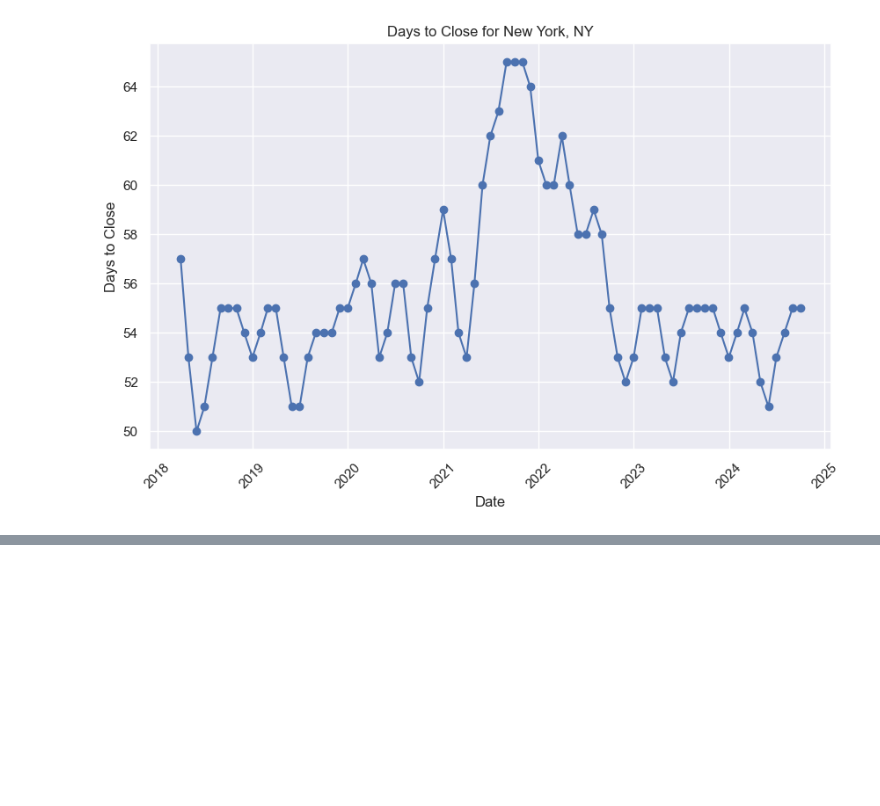
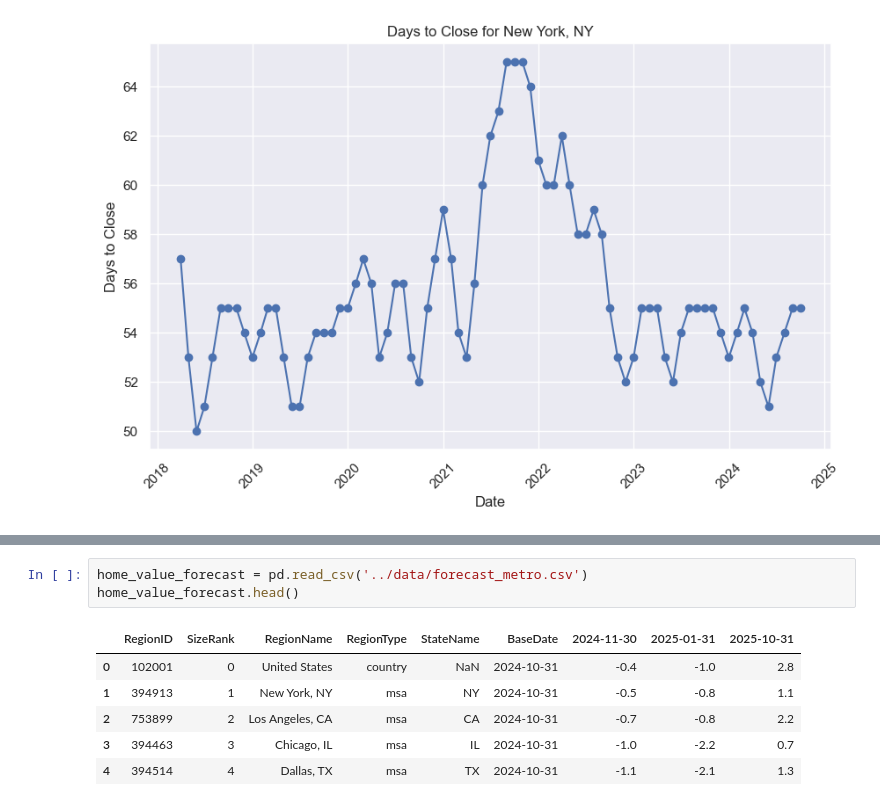
Before and after one commit to arthurkennedy/eda_dppt_project, a Jupyter notebook: mohamed/five.ipynb, the cells around one changed output, grey strips where cells are left out. Drawn from its saved outputs; the diff is of its cells as text; blank space fills up the shorter version.

```diff
--- a/mohamed/Untitled.ipynb
+++ b/mohamed/five.ipynb
@@ -325,0 +350,10 @@ plt.show()
+# %%
+home_value_forecast = pd.read_csv('../data/forecast_metro.csv')
+home_value_forecast.head()
+# %% [output]
+|  | RegionID | SizeRank | RegionName | RegionType | StateName | BaseDate | 2024-11-30 | 2025-01-31 | 2025-10-31 |
+| 0 | 102001 | 0 | United States | country | NaN | 2024-10-31 | -0.4 | -1.0 | 2.8 |
+| 1 | 394913 | 1 | New York, NY | msa | NY | 2024-10-31 | -0.5 | -0.8 | 1.1 |
+| 2 | 753899 | 2 | Los Angeles, CA | msa | CA | 2024-10-31 | -0.7 | -0.8 | 2.2 |
+| 3 | 394463 | 3 | Chicago, IL | msa | IL | 2024-10-31 | -1.0 | -2.2 | 0.7 |
+| 4 | 394514 | 4 | Dallas, TX | msa | TX | 2024-10-31 | -1.1 | -2.1 | 1.3 |
```
Also changed, not shown: parts of 31 cells of this notebook, 1 other file.
